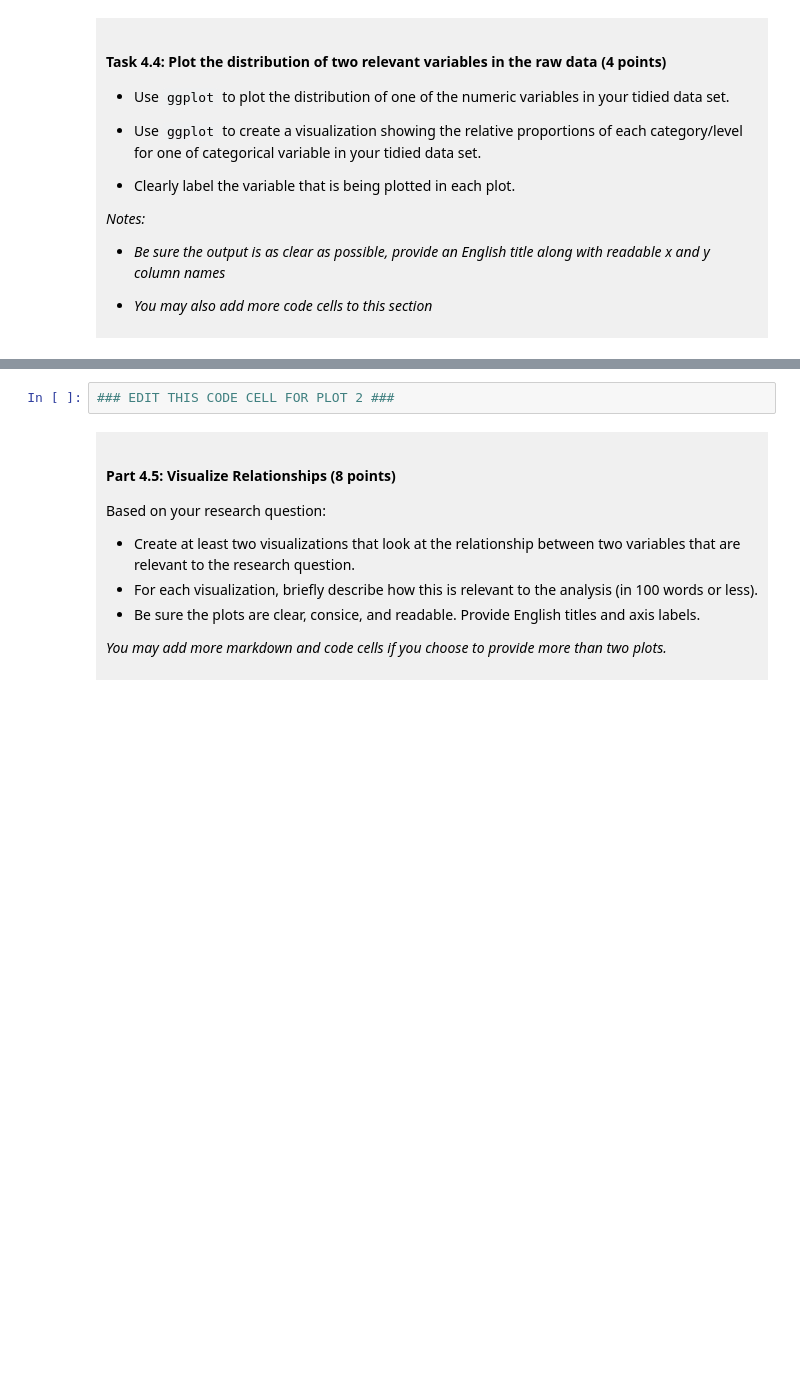
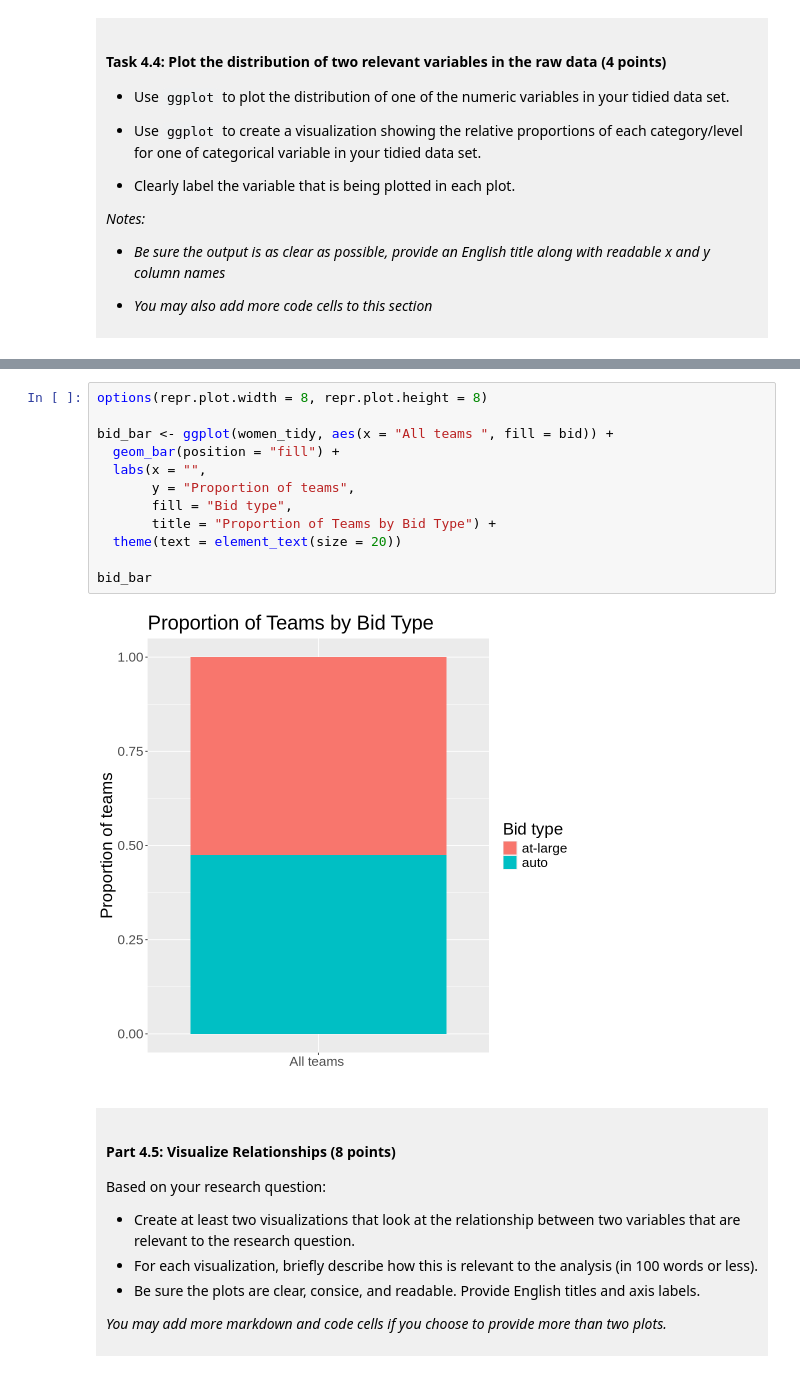
Before and after one commit to youngfsd/dsci-100-project-fateh-dhatt, a Jupyter notebook: dsci-100-project-notebook.ipynb, the cells around one changed output, grey strips where cells are left out. Cells and saved outputs as stored; diff of their text form; blank space fills up the shorter version.

```diff
--- a/dsci-100-project-notebook.ipynb
+++ b/dsci-100-project-notebook.ipynb
@@ -300,5 +353,17 @@ You will refine your research question (if needed) and produce a tidy data set.
 # %%
-### EDIT THIS CODE CELL FOR PLOT 2 ###
+options(repr.plot.width = 8, repr.plot.height = 8)
+
+bid_bar <- ggplot(women_tidy, aes(x = "All teams ", fill = bid)) +
+  geom_bar(position = "fill") +
+  labs(x = "",
+       y = "Proportion of teams",
+       fill = "Bid type",
+       title = "Proportion of Teams by Bid Type") +
+  theme(text = element_text(size = 20))
+
+bid_bar
+# %% [output]
+[figure, added]
 # %% [markdown]
 <div style="background-color: #f0f0f0; padding: 10px;">
 
```
Also changed, not shown: parts of 10 cells of this notebook.
